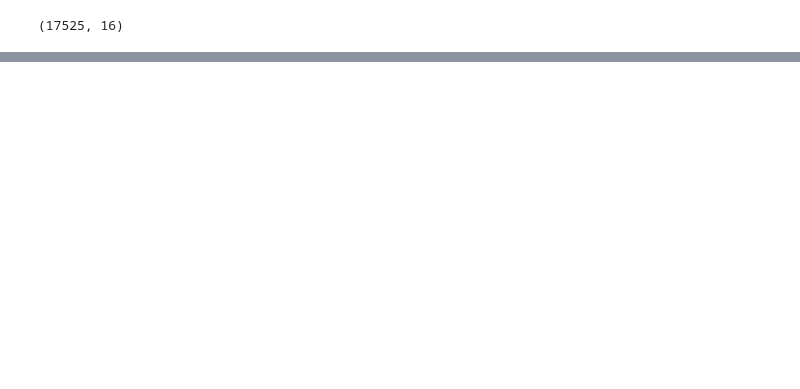
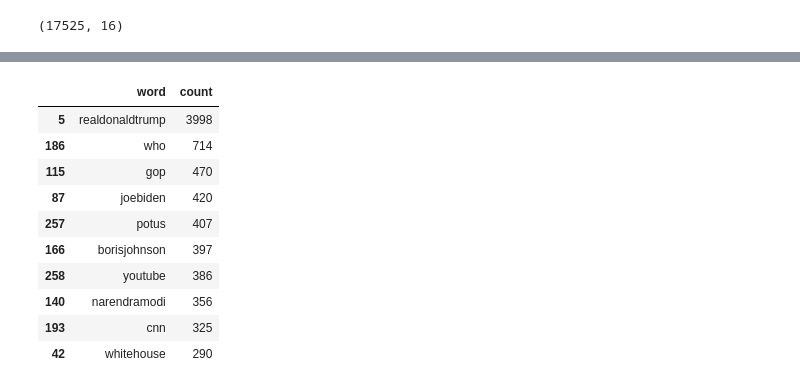
Before and after one commit to dipeshrohan/COVID19-Twitter-Sentiment-Analysis, a Jupyter notebook: COVID19 Tweets and Sentiment Analysis.ipynb, the cells around one changed output, grey strips where cells are left out. Cells and saved outputs as stored; diff of their text form; code cells hidden in the pictures; blank space fills up the shorter version.

```diff
--- a/COVID19 Tweets and Sentiment Analysis.ipynb
+++ b/COVID19 Tweets and Sentiment Analysis.ipynb
@@ -143,0 +314,7 @@ temp_df.shape
+# %%
+# Tweets timeline
+covid['tweet_date'] = pd.to_datetime(covid['date']).dt.date
+tweet_date = covid['tweet_date'].value_counts().to_frame().reset_index().rename(columns={'index':'date','tweet_date':'count'})
+tweet_date['date'] = pd.to_datetime(tweet_date['date'])
+tweet_date = tweet_date.sort_values('date',ascending=False)
+tweet_date.head(5)
@@ -143,0 +368,7 @@ temp_df.shape
+# %%
+# Hashtag
+
+def find_hash(text):
+    line=re.findall(r'(?<=#)\w+',text)
+    return " ".join(line)
+covid['hash']=covid['text'].apply(lambda x:find_hash(x))
@@ -143,0 +403,24 @@ temp_df.shape
+# %%
+def find_at(text):
+    line=re.findall(r'(?<=@)\w+',text)
+    return " ".join(line)
+covid['mention']=covid['text'].apply(lambda x:find_at(x))
+# %%
+mentions = list(covid[(covid['mention'].notnull()) & (covid['mention']!="")]['mention'])
+mentions = [each_string.lower().split() for each_string in mentions]
+mentions = list(itertools.chain.from_iterable(mentions))
+mention_df = dict(Counter(mentions))
+top_mention_df = pd.DataFrame(list(mention_df.items()),columns = ['word','count']).sort_values('count',ascending=False)[:20]
+top_mention_df.head(10)
+# %% [output]
+|  | word | count |
+| 5 | realdonaldtrump | 3998 |
+| 186 | who | 714 |
+| 115 | gop | 470 |
+| 87 | joebiden | 420 |
+| 257 | potus | 407 |
+| 166 | borisjohnson | 397 |
+| 258 | youtube | 386 |
+| 140 | narendramodi | 356 |
+| 193 | cnn | 325 |
+| 42 | whitehouse | 290 |
```
Also changed, not shown: parts of 74 cells of this notebook, 1 other file.
